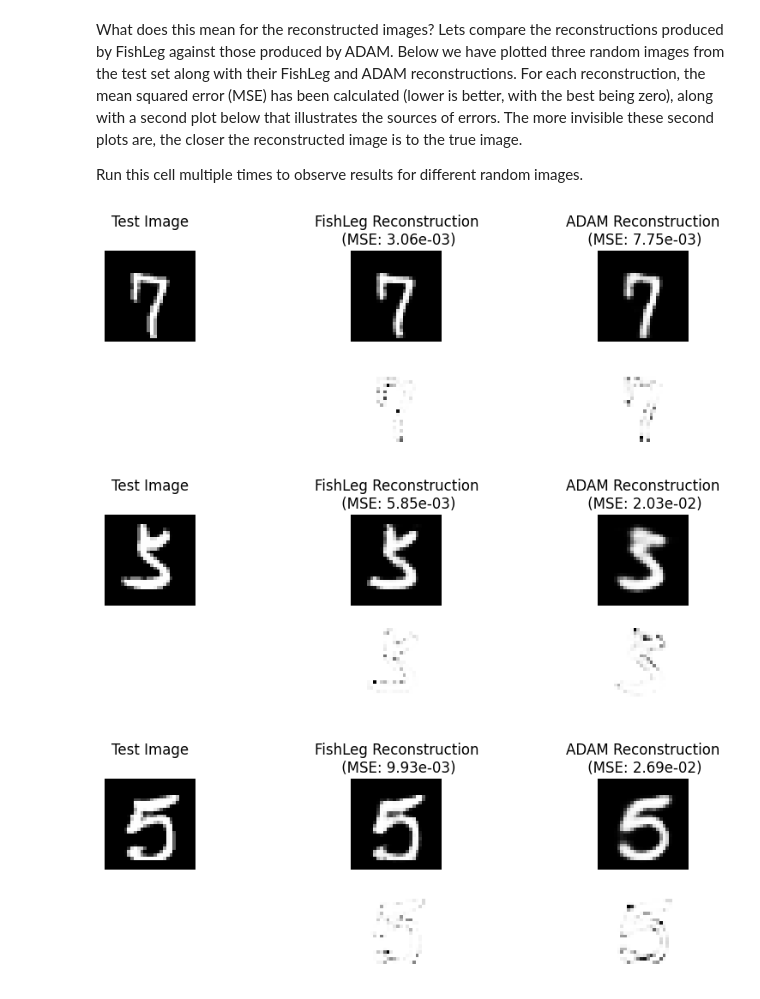
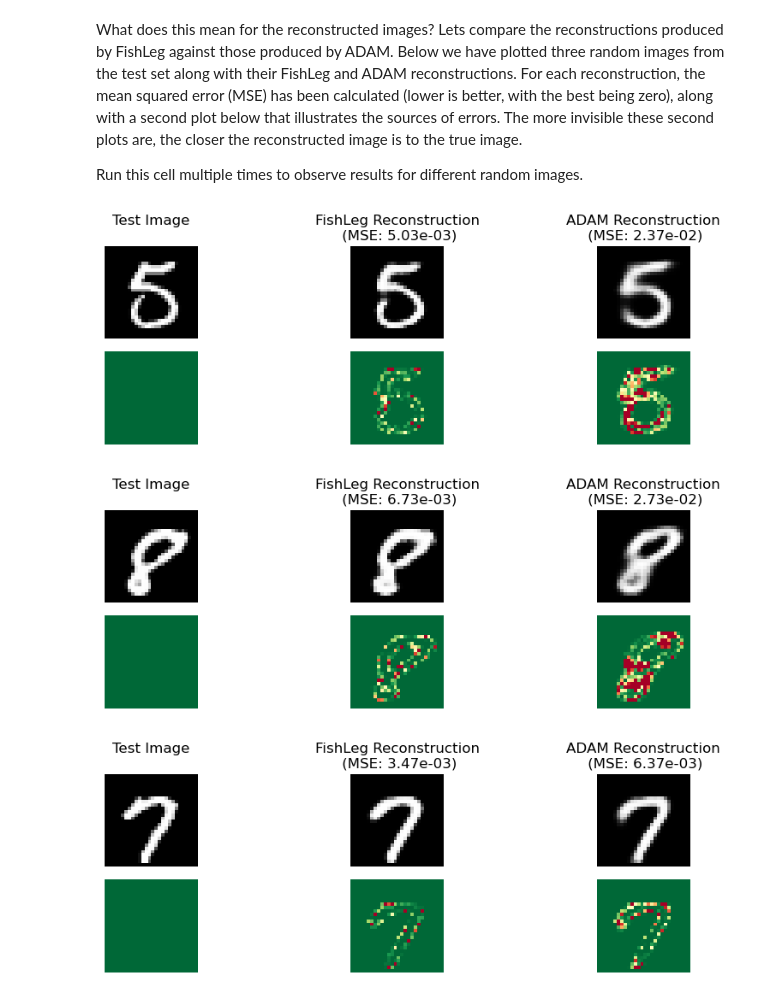
Before and after one commit to mtkresearch/FishLeg, a Jupyter notebook: examples/MNIST_autoencoder.ipynb, the cells around one changed output. Saved outputs shown, nothing was run; the diff lists cells and outputs as text; code cells hidden in the pictures.

Commit message:
changed notebook plot colours

```diff
--- a/examples/MNIST_autoencoder.ipynb
+++ b/examples/MNIST_autoencoder.ipynb
@@ -197,7 +197,7 @@ opt = FishLeg(
 
 Here we train our model using FishLeg using an arbitrary training loop. This training loop is identical to training with ADAM.
 # %%
-epochs = 100
+epochs = 10
 
 st = time.time()
 eval_time = 0
@@ -296,7 +296,7 @@ writer = SummaryWriter(
 
 This training loop is identical to training with FishLeg, except ADAM does not utilise an auxiliary loss, so we do not track that here.
 # %%
-epochs = 100
+epochs = 10
 
 st = time.time()
 eval_time = 0
@@ -421,43 +422,43 @@ for i in range(3):
 
     i=np.random.randint(0,9999)
     cmap1 = 'Greys_r'
-    cmap2 = 'Greys'
+    cmap2 = 'RdYlGn_r'
 
     test_image = test_dataset[i][0]
     test_image_numpy = np.array(test_image)
     fishleg_reconstruction = torch.sigmoid(model_FishLeg(test_image.to(device))).cpu().detach().numpy()
     adam_reconstruction = torch.sigmoid(model_ADAM(test_image.to(device))).cpu().detach().numpy()
 
     fig, axs = plt.subplots(2,3, figsize=(10,3))
     axs=axs.flatten()
 
     axs[0].imshow(test_image_numpy.reshape(28,28), cmap=cmap1)
     axs[0].axis('off')
     axs[0].set_title(f"Test Image\n")
 
     axs[1].imshow(np.array(fishleg_reconstruction).reshape(28,28), cmap=cmap1)
     axs[1].axis('off')
     mse_fishleg = mse(test_image_numpy,fishleg_reconstruction)
     axs[1].set_title("FishLeg Reconstruction\n (MSE: {:.2e})".format(mse_fishleg))
 
     axs[2].imshow(np.array(adam_reconstruction).reshape(28,28), cmap=cmap1)
     axs[2].axis('off')
     mse_adam = mse(test_image_numpy,adam_reconstruction)
     axs[2].set_title("ADAM Reconstruction\n (MSE: {:.2e})".format(mse_adam))
 
     err = lambda x: (x-test_image_numpy)**2
 
-    axs[3].imshow(err(test_image_numpy).reshape(28,28), cmap=cmap2)
+    axs[3].imshow(err(test_image_numpy).reshape(28,28), cmap=cmap2, vmax=0.1)
     axs[3].axis('off')
 
-    axs[4].imshow(err(fishleg_reconstruction).reshape(28,28), cmap=cmap2)
+    axs[4].imshow(err(fishleg_reconstruction).reshape(28,28), cmap=cmap2, vmax=0.1)
     axs[4].axis('off')
 
-    im = axs[5].imshow(err(adam_reconstruction).reshape(28,28), cmap=cmap2)
+    im = axs[5].imshow(err(adam_reconstruction).reshape(28,28), cmap=cmap2, vmax=0.1)
     axs[5].axis('off')
 
     plt.tight_layout()
 # %% [output]
-[figure, old version]
+[figure, new version]
-[figure, old version]
+[figure, new version]
-[figure, old version]
+[figure, new version]
```
Also changed, not shown: parts of 6 cells of this notebook.
